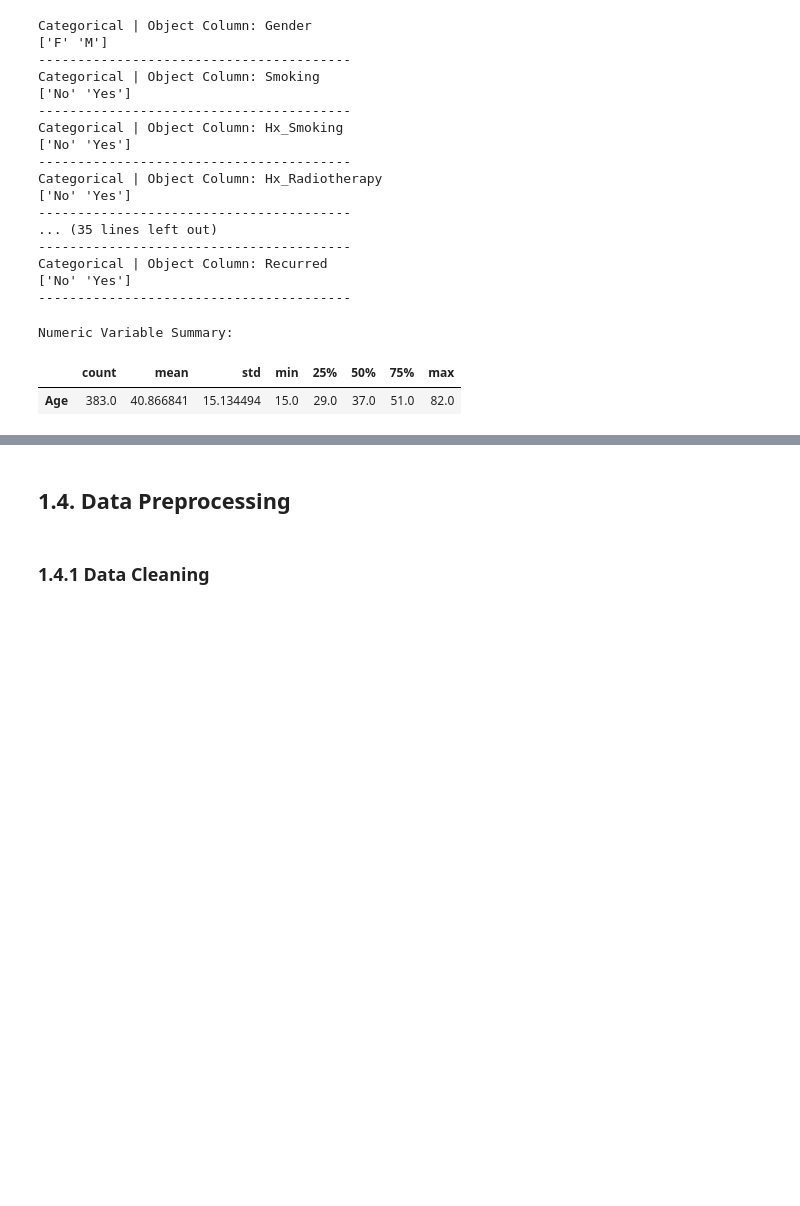
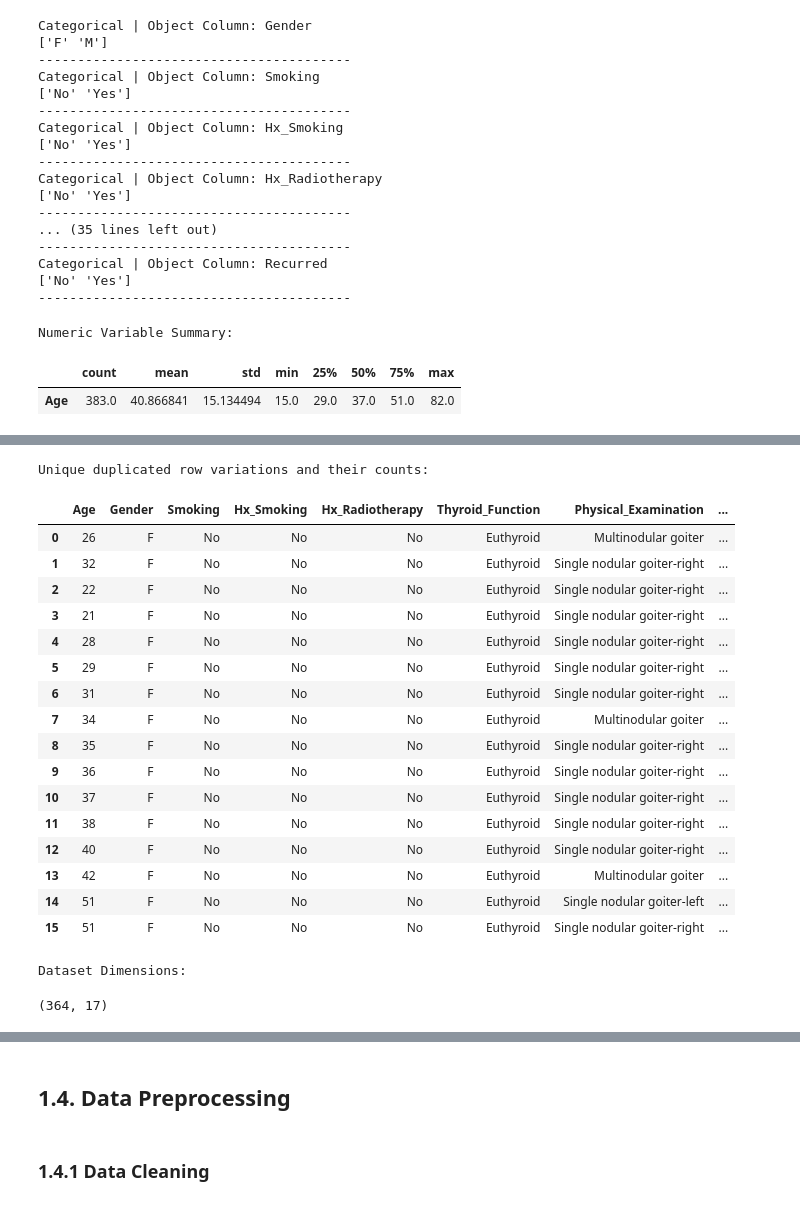
Before and after one commit to JohnPaulinePineda/Portfolio_Project_59, a Jupyter notebook: codes/LeveragingEnsembleLearningWithBaggingBoostingStackingAndBlendingApproaches.ipynb, the cells around one changed output, grey strips where cells are left out. Saved outputs shown, nothing was run; the diff lists cells and outputs as text; code cells hidden in the pictures; blank space fills up the shorter version.

```diff
--- a/codes/LeveragingEnsembleLearningWithBaggingBoostingStackingAndBlendingApproaches.ipynb
+++ b/codes/LeveragingEnsembleLearningWithBaggingBoostingStackingAndBlendingApproaches.ipynb
@@ -309,0 +404,38 @@ Name: proportion, dtype: float64
+# %%
+##################################
+# Counting the unique variations among duplicated rows
+##################################
+unique_dup_variations = duplicated_rows.drop_duplicates()
+variation_counts = duplicated_rows.value_counts().reset_index(name="Count")
+print("Unique duplicated row variations and their counts:")
+display(variation_counts)
+# %% [output]
+Unique duplicated row variations and their counts:
+|  | Age | Gender | Smoking | Hx_Smoking | Hx_Radiotherapy | Thyroid_Function | Physical_Examination | ... |
+| 0 | 26 | F | No | No | No | Euthyroid | Multinodular goiter | ... |
+| 1 | 32 | F | No | No | No | Euthyroid | Single nodular goiter-right | ... |
+| 2 | 22 | F | No | No | No | Euthyroid | Single nodular goiter-right | ... |
+| 3 | 21 | F | No | No | No | Euthyroid | Single nodular goiter-right | ... |
+| 4 | 28 | F | No | No | No | Euthyroid | Single nodular goiter-right | ... |
+| 5 | 29 | F | No | No | No | Euthyroid | Single nodular goiter-right | ... |
+| 6 | 31 | F | No | No | No | Euthyroid | Single nodular goiter-right | ... |
+| 7 | 34 | F | No | No | No | Euthyroid | Multinodular goiter | ... |
+| 8 | 35 | F | No | No | No | Euthyroid | Single nodular goiter-right | ... |
+| 9 | 36 | F | No | No | No | Euthyroid | Single nodular goiter-right | ... |
+| 10 | 37 | F | No | No | No | Euthyroid | Single nodular goiter-right | ... |
+| 11 | 38 | F | No | No | No | Euthyroid | Single nodular goiter-right | ... |
+| 12 | 40 | F | No | No | No | Euthyroid | Single nodular goiter-right | ... |
+| 13 | 42 | F | No | No | No | Euthyroid | Multinodular goiter | ... |
+| 14 | 51 | F | No | No | No | Euthyroid | Single nodular goiter-left | ... |
+| 15 | 51 | F | No | No | No | Euthyroid | Single nodular goiter-right | ... |
+# %%
+##################################
+# Removing the duplicated rows and
+# retaining only the first occurrence
+##################################
+thyroid_cancer = thyroid_cancer.drop_duplicates(keep="first")
+print('Dataset Dimensions: ')
+display(thyroid_cancer.shape)
+# %% [output]
+Dataset Dimensions:
+(364, 17)
```
Also changed, not shown: parts of 60 cells of this notebook, 2 other files.
